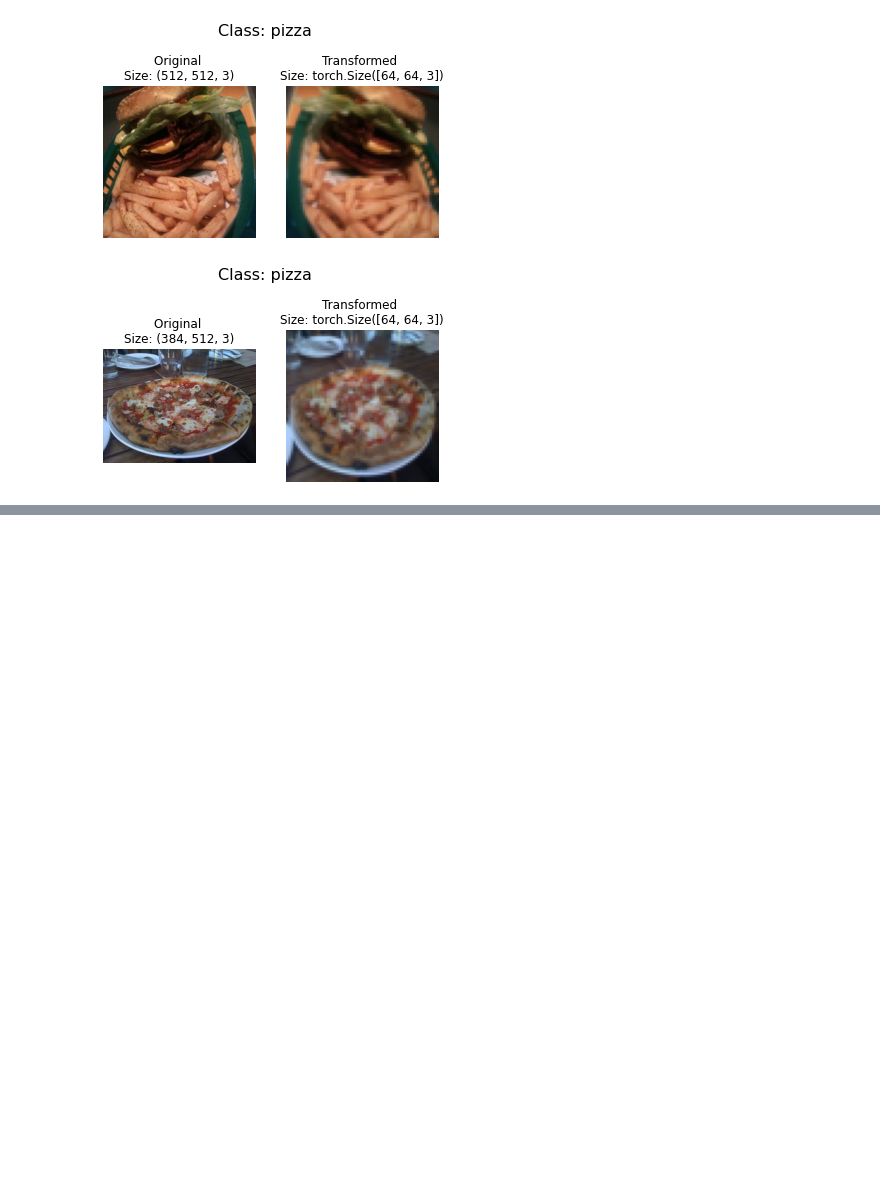
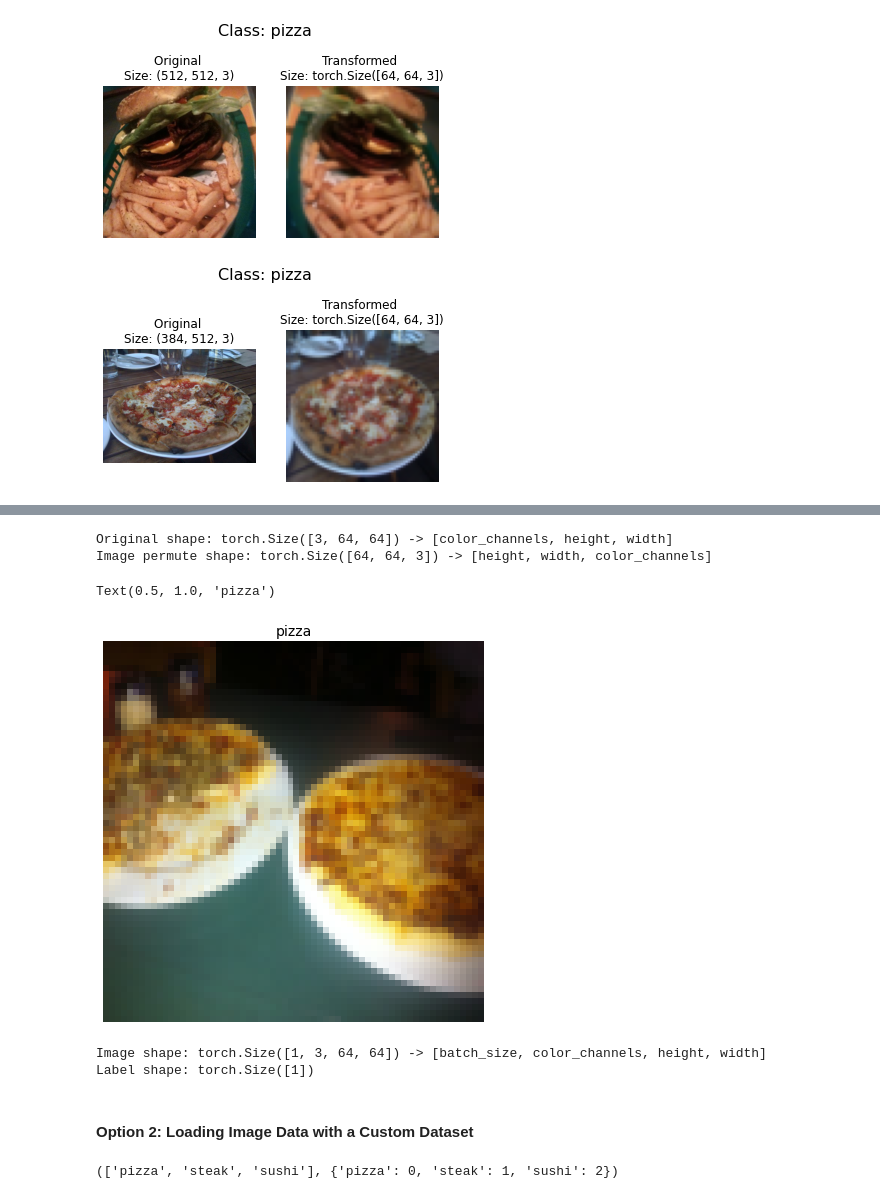
Before and after one commit to emirhansilsupur/pytorch-based-projects, a Jupyter notebook: 04_pytorch_custom_datasets.ipynb, the cells around one changed output, grey strips where cells are left out. Cells and saved outputs as stored; diff of their text form; code cells hidden in the pictures; blank space fills up the shorter version.

```diff
--- a/04_pytorch_custom_datasets.ipynb
+++ b/04_pytorch_custom_datasets.ipynb
@@ -150,0 +152,5 @@ plot_transformed_image(image_path_list,
+# %%
+train_data = datasets.ImageFolder(train_dir,data_transform)
+test_data = datasets.ImageFolder(test_dir,data_transform)
+
+print(f"Train data: \n{train_data}\nTest data: {test_data} ")
@@ -150,0 +177,4 @@ plot_transformed_image(image_path_list,
+# %%
+# Get class name
+class_names = train_data.classes
+class_names
@@ -150,0 +188,7 @@ plot_transformed_image(image_path_list,
+# %%
+img, label = train_data[0][0],train_data[0][1]
+print(f"Image tensor:\n{img}")
+print(f"Image shape: {img.shape}")
+print(f"Image datatype: {img.dtype}")
+print(f"Image label: {label}")
+print(f"Label datatype: {type(label)}")
@@ -150,0 +213,15 @@ plot_transformed_image(image_path_list,
+# %%
+# Plot a single image tensor using matplotlib
+img_permute = img.permute(1,2,0)
+print(f"Original shape: {img.shape} -> [color_channels, height, width]")
+print(f"Image permute shape: {img_permute.shape} -> [height, width, color_channels]")
+
+fig= plt.figure(figsize=(10,7))
+plt.imshow(img_permute)
+plt.axis("off")
+plt.title(class_names[label], fontsize=14)
+# %% [output]
+Original shape: torch.Size([3, 64, 64]) -> [color_channels, height, width]
+Image permute shape: torch.Size([64, 64, 3]) -> [height, width, color_channels]
+Text(0.5, 1.0, 'pizza')
+[figure, added]
@@ -150,0 +233,9 @@ plot_transformed_image(image_path_list,
+# %%
+img,label = next(iter(train_dataloader))
+print(f"Image shape: {img.shape} -> [batch_size, color_channels, height, width]")
+print(f"Label shape: {label.shape}")
+# %% [output]
+Image shape: torch.Size([1, 3, 64, 64]) -> [batch_size, color_channels, height, width]
+Label shape: torch.Size([1])
+# %% [markdown]
+#### Option 2: Loading Image Data with a Custom Dataset
@@ -150,0 +251,4 @@ plot_transformed_image(image_path_list,
+# %%
+train_data.classes, train_data.class_to_idx
+# %% [output]
+(['pizza', 'steak', 'sushi'], {'pizza': 0, 'steak': 1, 'sushi': 2})
```
Also changed, not shown: parts of 21 cells of this notebook.
